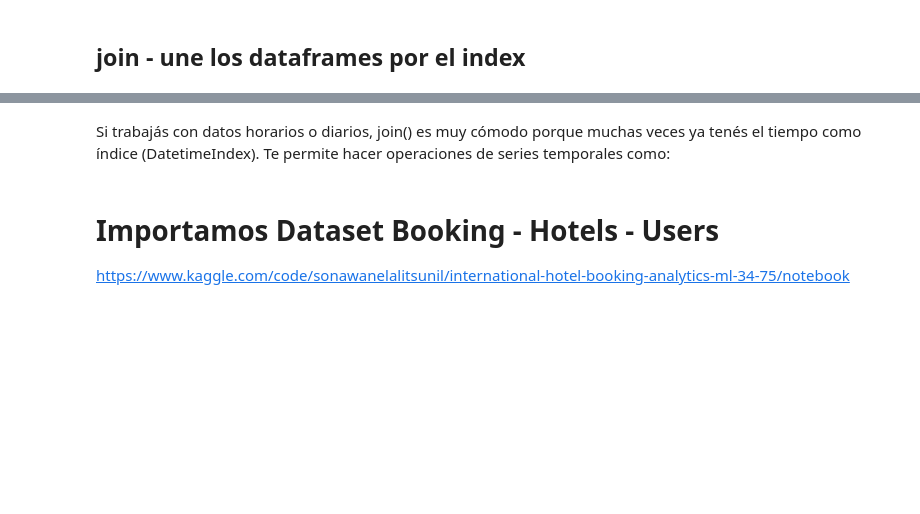
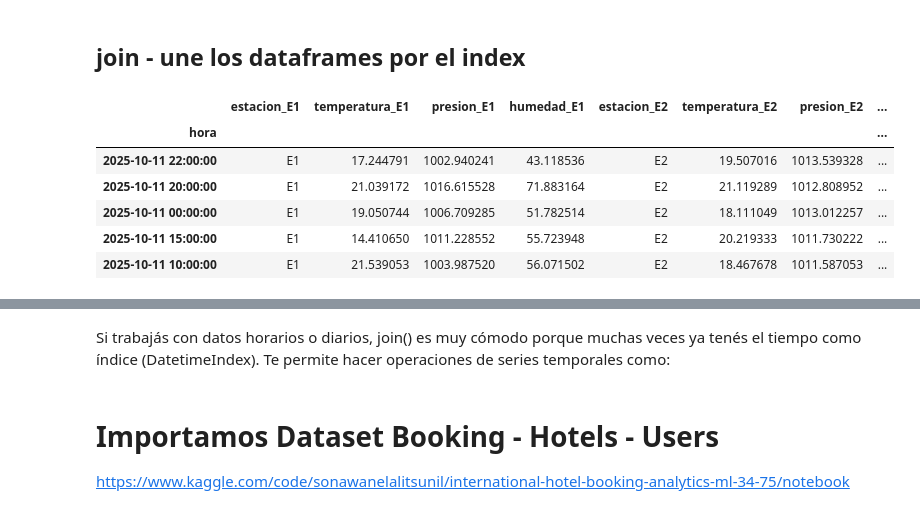
Before and after one commit to GermanStanzione/TT-2C2025-Data-Analitycs-Notebooks, a Jupyter notebook: Clase_8/Mia/Clase_08_NB1_Cat_Merge_Join.ipynb, the cells around one changed output, grey strips where cells are left out. Cells and saved outputs as stored; diff of their text form; code cells hidden in the pictures; blank space fills up the shorter version.

```diff
--- a/Clase_8/Mia/Clase_08_NB1_Cat_Merge_Join.ipynb
+++ b/Clase_8/Mia/Clase_08_NB1_Cat_Merge_Join.ipynb
@@ -74,2 +120,14 @@ Lo usamos para comparar las mediciones de las estaciones
+# %%
+# Unimos por índice (hora)
+e1_e2_join = estacion1.join(estacion2, how="inner", lsuffix="_E1", rsuffix="_E2")
+e1_e2_join.sample(5)
+# %% [output]
+|  | estacion_E1 | temperatura_E1 | presion_E1 | humedad_E1 | estacion_E2 | temperatura_E2 | presion_E2 | ... |
+| hora |  |  |  |  |  |  |  | ... |
+| 2025-10-11 22:00:00 | E1 | 17.244791 | 1002.940241 | 43.118536 | E2 | 19.507016 | 1013.539328 | ... |
+| 2025-10-11 20:00:00 | E1 | 21.039172 | 1016.615528 | 71.883164 | E2 | 21.119289 | 1012.808952 | ... |
+| 2025-10-11 00:00:00 | E1 | 19.050744 | 1006.709285 | 51.782514 | E2 | 18.111049 | 1013.012257 | ... |
+| 2025-10-11 15:00:00 | E1 | 14.410650 | 1011.228552 | 55.723948 | E2 | 20.219333 | 1011.730222 | ... |
+| 2025-10-11 10:00:00 | E1 | 21.539053 | 1003.987520 | 56.071502 | E2 | 18.467678 | 1011.587053 | ... |
 # %%
 # Unimos solo la columna 'temperatura' de la segunda estación
```
Also changed, not shown: parts of 17 cells of this notebook.
